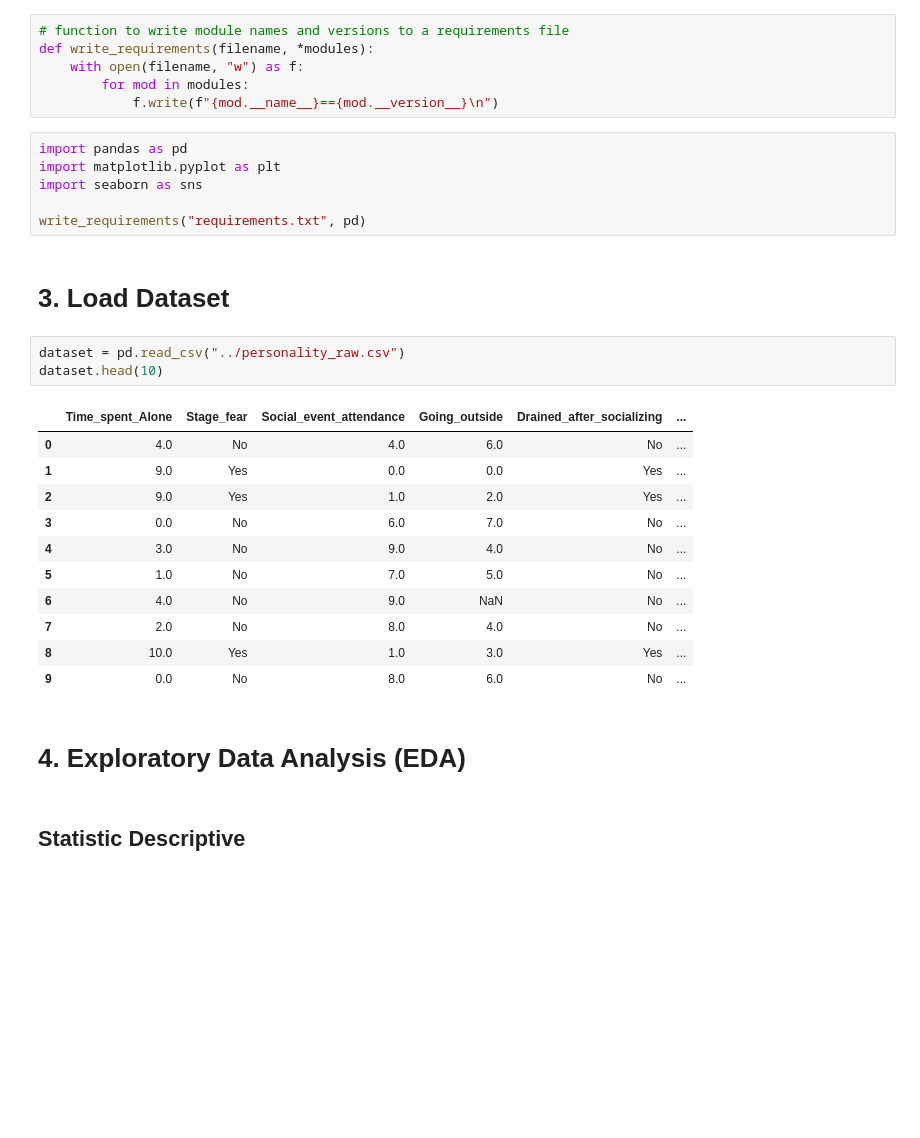
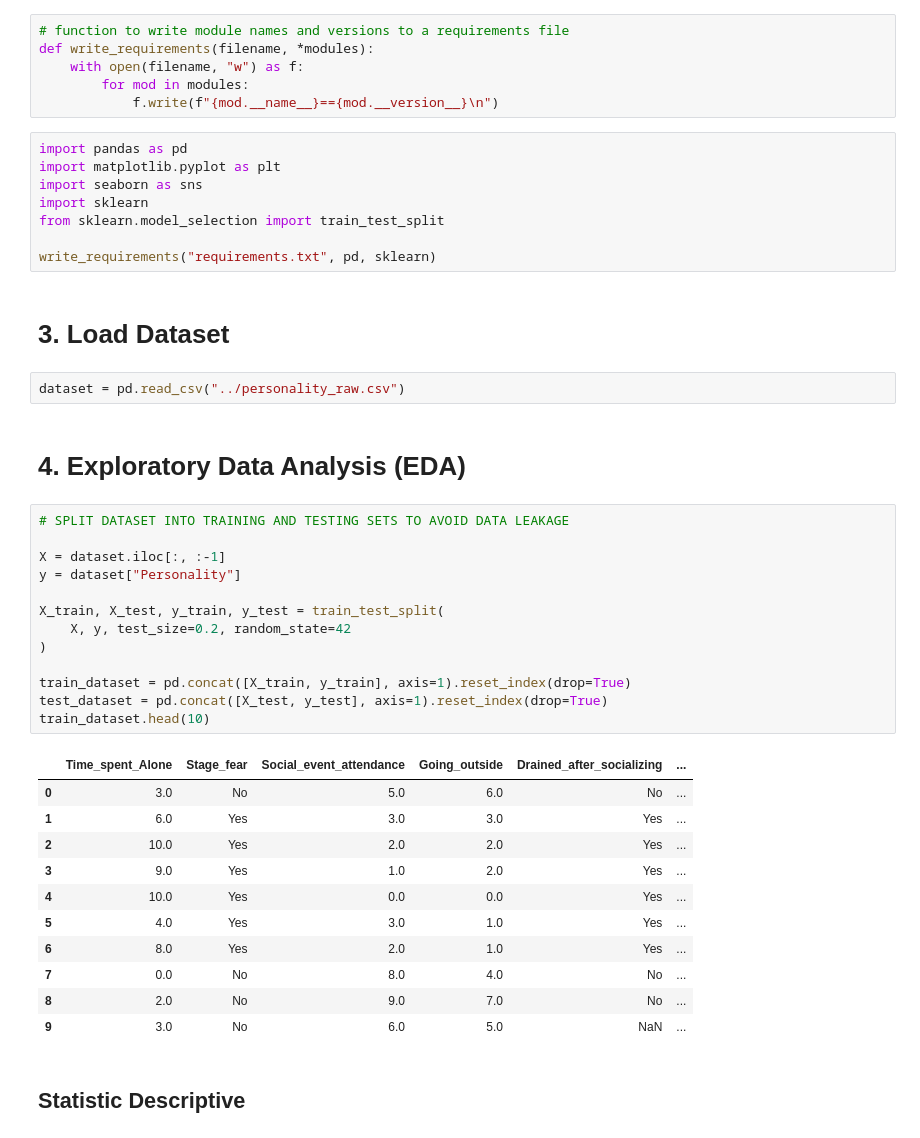
Before and after one commit to LightDani/Eksperimen_SML_Dwi-Cahya-Nur-Faizi, a Jupyter notebook: preprocessing/Eksperimen_Dwi-Cahya_Nur-Faizi.ipynb, the cells around one changed output. Saved outputs shown, nothing was run; the diff lists cells and outputs as text; blank space fills up the shorter version.

```diff
--- a/preprocessing/Eksperimen_Dwi-Cahya_Nur-Faizi.ipynb
+++ b/preprocessing/Eksperimen_Dwi-Cahya_Nur-Faizi.ipynb
@@ -31,27 +31,41 @@ def write_requirements(filename, *modules):
 import pandas as pd
 import matplotlib.pyplot as plt
 import seaborn as sns
+import sklearn
+from sklearn.model_selection import train_test_split
 
-write_requirements("requirements.txt", pd)
+write_requirements("requirements.txt", pd, sklearn)
 # %% [markdown]
 # **3. Load Dataset**
 # %%
 dataset = pd.read_csv("../personality_raw.csv")
-dataset.head(10)
-# %% [output]
-|  | Time_spent_Alone | Stage_fear | Social_event_attendance | Going_outside | Drained_after_socializing | ... |
-| 0 | 4.0 | No | 4.0 | 6.0 | No | ... |
-| 1 | 9.0 | Yes | 0.0 | 0.0 | Yes | ... |
-| 2 | 9.0 | Yes | 1.0 | 2.0 | Yes | ... |
-| 3 | 0.0 | No | 6.0 | 7.0 | No | ... |
-| 4 | 3.0 | No | 9.0 | 4.0 | No | ... |
-| 5 | 1.0 | No | 7.0 | 5.0 | No | ... |
-| 6 | 4.0 | No | 9.0 | NaN | No | ... |
-| 7 | 2.0 | No | 8.0 | 4.0 | No | ... |
-| 8 | 10.0 | Yes | 1.0 | 3.0 | Yes | ... |
-| 9 | 0.0 | No | 8.0 | 6.0 | No | ... |
 # %% [markdown]
 # **4. Exploratory Data Analysis (EDA)**
+# %%
+# SPLIT DATASET INTO TRAINING AND TESTING SETS TO AVOID DATA LEAKAGE
+
+X = dataset.iloc[:, :-1]
+y = dataset["Personality"]
+
+X_train, X_test, y_train, y_test = train_test_split(
+    X, y, test_size=0.2, random_state=42
+)
+
+train_dataset = pd.concat([X_train, y_train], axis=1).reset_index(drop=True)
+test_dataset = pd.concat([X_test, y_test], axis=1).reset_index(drop=True)
+train_dataset.head(10)
+# %% [output]
+|  | Time_spent_Alone | Stage_fear | Social_event_attendance | Going_outside | Drained_after_socializing | ... |
+| 0 | 3.0 | No | 5.0 | 6.0 | No | ... |
+| 1 | 6.0 | Yes | 3.0 | 3.0 | Yes | ... |
+| 2 | 10.0 | Yes | 2.0 | 2.0 | Yes | ... |
+| 3 | 9.0 | Yes | 1.0 | 2.0 | Yes | ... |
+| 4 | 10.0 | Yes | 0.0 | 0.0 | Yes | ... |
+| 5 | 4.0 | Yes | 3.0 | 1.0 | Yes | ... |
+| 6 | 8.0 | Yes | 2.0 | 1.0 | Yes | ... |
+| 7 | 0.0 | No | 8.0 | 4.0 | No | ... |
+| 8 | 2.0 | No | 9.0 | 7.0 | No | ... |
+| 9 | 3.0 | No | 6.0 | 5.0 | NaN | ... |
 # %% [markdown]
 ## Statistic Descriptive
 # %%
```
Also changed, not shown: parts of 14 cells of this notebook, 2 other files.
